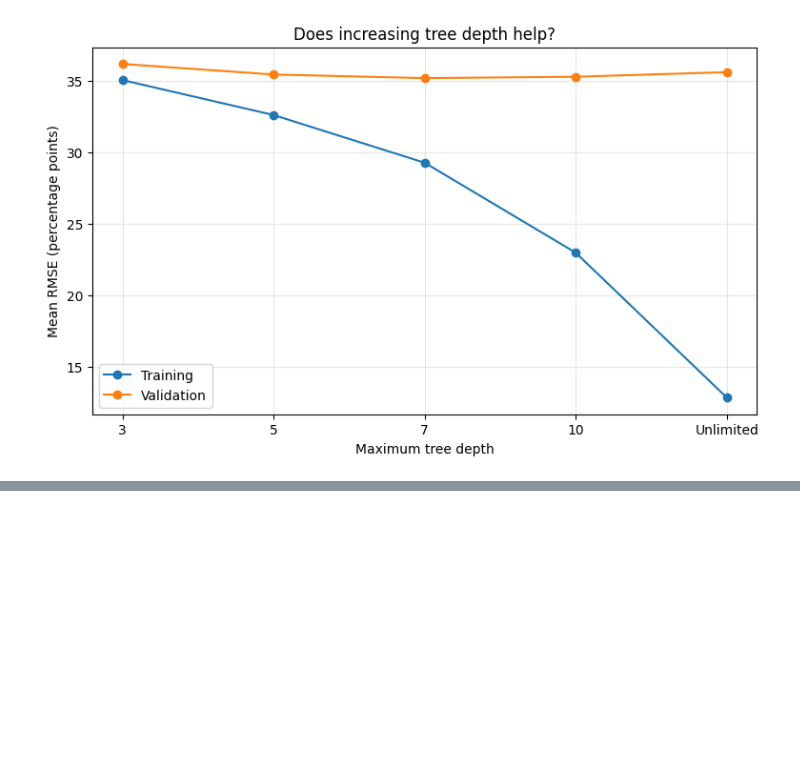
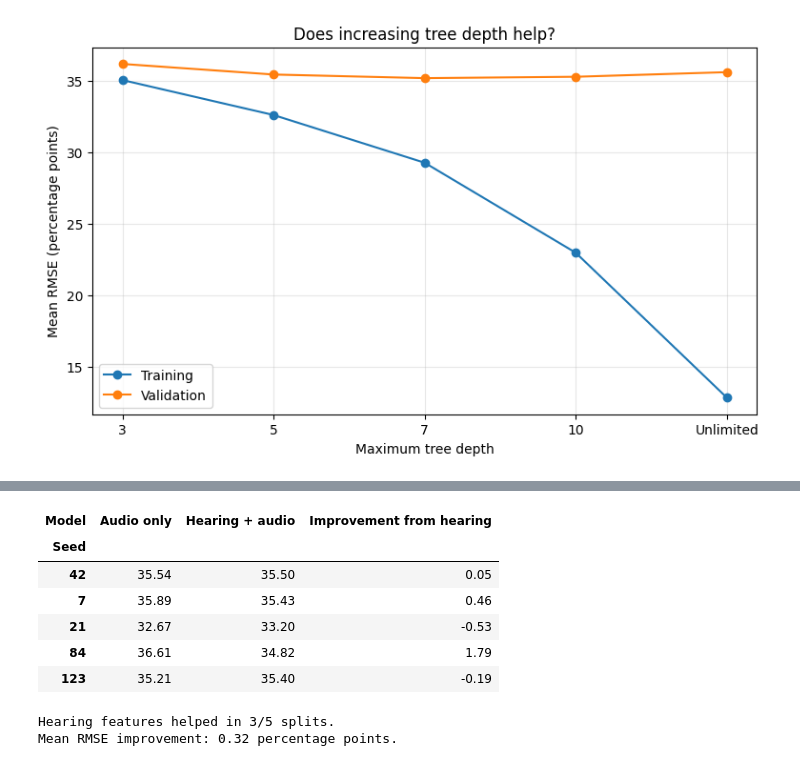
Before and after one commit to roberaBelachew/clarity_cpc2, a Jupyter notebook: clarity_cpc2.ipynb, the cells around one changed output, grey strips where cells are left out. Saved outputs shown, nothing was run; the diff lists cells and outputs as text; code cells hidden in the pictures; blank space fills up the shorter version.

Commit message:
expanding features cause improvement

```diff
--- a/clarity_cpc2.ipynb
+++ b/clarity_cpc2.ipynb
@@ -1418,0 +1523,30 @@ plt.show()
+# %%
+paired_results = depth7_results.pivot(
+    index="Seed",
+    columns="Model",
+    values="Validation RMSE",
+).reindex([42, 7, 21, 84, 123])
+
+# Positive improvement means adding hearing features helped.
+paired_results["Improvement from hearing"] = (
+    paired_results["Audio only"]
+    - paired_results["Hearing + audio"]
+)
+
+display(paired_results.round(2))
+
+wins = (paired_results["Improvement from hearing"] > 0).sum()
+mean_improvement = paired_results["Improvement from hearing"].mean()
+
+print(f"Hearing features helped in {wins}/5 splits.")
+print(f"Mean RMSE improvement: {mean_improvement:.2f} percentage points.")
+# %% [output]
+| Model | Audio only | Hearing + audio | Improvement from hearing |
+| Seed |  |  |  |
+| 42 | 35.54 | 35.50 | 0.05 |
+| 7 | 35.89 | 35.43 | 0.46 |
+| 21 | 32.67 | 33.20 | -0.53 |
+| 84 | 36.61 | 34.82 | 1.79 |
+| 123 | 35.21 | 35.40 | -0.19 |
+Hearing features helped in 3/5 splits.
+Mean RMSE improvement: 0.32 percentage points.
```
Also changed, not shown: parts of 8 cells of this notebook.
